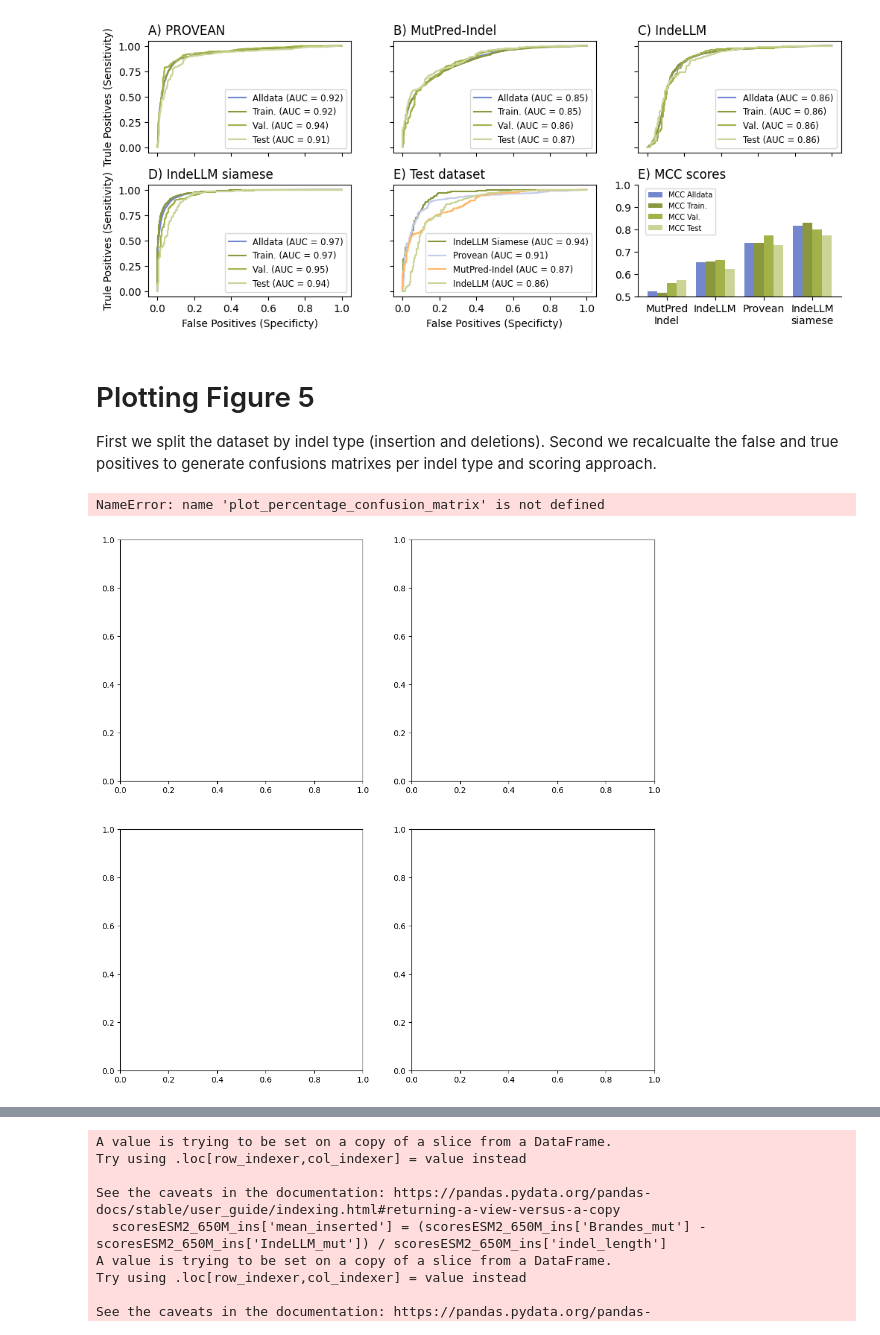
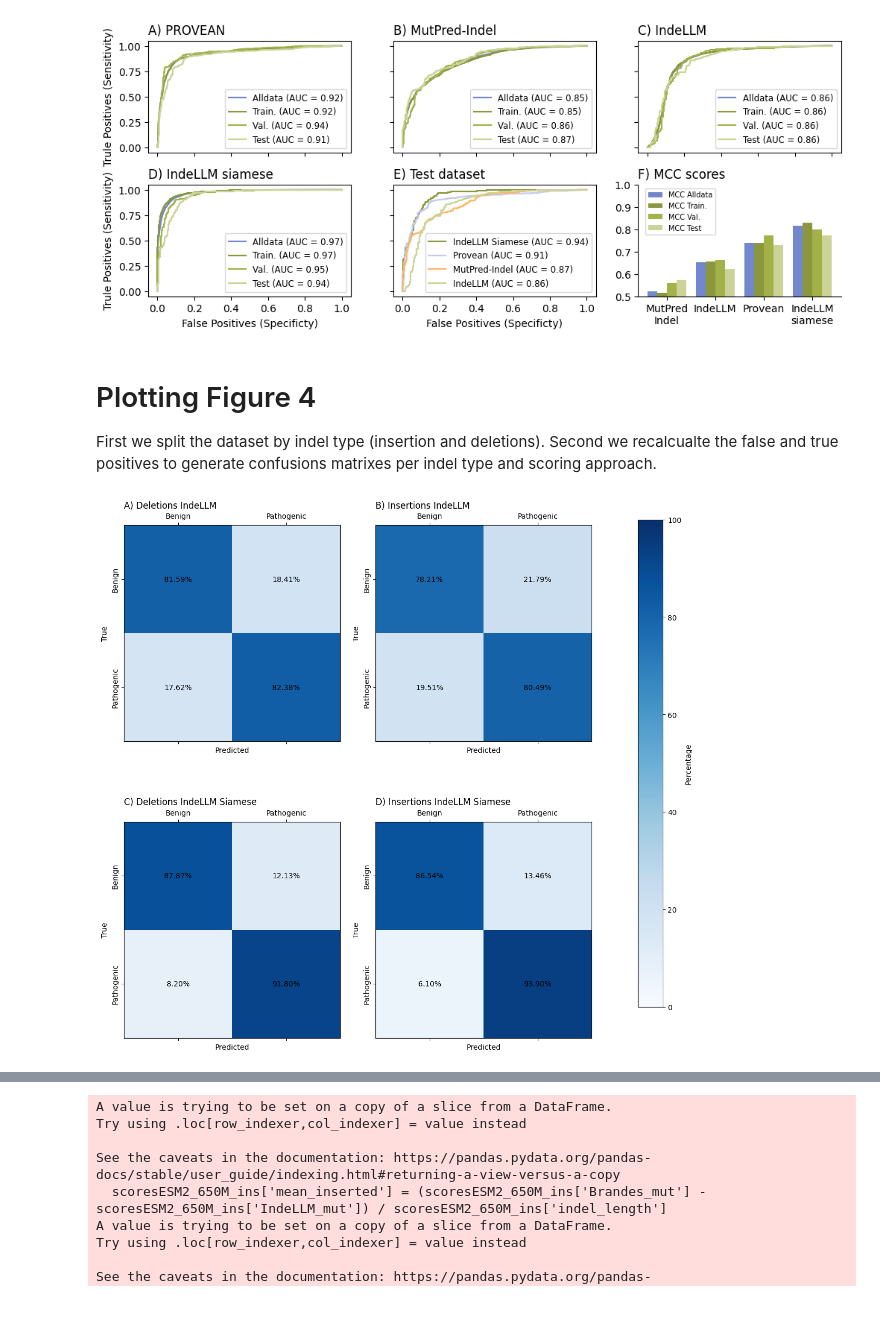
Before and after one commit to OriolGraCar/IndeLLM, a Jupyter notebook: Analysis/Analysis.ipynb, the cells around one changed output, grey strips where cells are left out. Saved outputs shown, nothing was run; the diff lists cells and outputs as text; code cells hidden in the pictures.

Commit message:
Updated figure numbers and fixed bug

```diff
--- a/Analysis/Analysis.ipynb
+++ b/Analysis/Analysis.ipynb
@@ -710,7 +710,7 @@ metrics_df_filtered_allvstest
 | Model 4 mean | 0.938611 | 0.878661 | 0.773073 |
 [figure]
 # %% [markdown]
-# Plotting Figure 5
+# Plotting Figure 4
 
 First we split the dataset by indel type (insertion and deletions).
 Second we recalcualte the false and true positives to generate confusions matrixes per indel type and scoring approach.
@@ -740,33 +740,56 @@ tresh_test_del_m4_mean = thersholds_test_del_m4_mean[np.argmax(tpr_test_del_m4_m
 
 pred_test_ins_IndeLLM_bin = [0 if x >= tresh_test_ins_IndeLLM else 1 for x in pred_test_ins_IndeLLM]
 pred_test_del_IndeLLM_bin = [0 if x >= tresh_test_del_IndeLLM else 1 for x in pred_test_del_IndeLLM]
 pred_test_ins_m4_mean_bin = [1 if x >= tresh_test_ins_m4_mean else 0 for x in pred_test_ins_m4_mean]
 pred_test_del_m4_mean_bin = [1 if x >= tresh_test_del_m4_mean else 0 for x in pred_test_del_m4_mean]
 
 confusion_test_ins_IndeLLM = confusion_matrix(truelabels_test_ins, pred_test_ins_IndeLLM_bin)
 confusion_test_del_IndeLLM = confusion_matrix(truelabels_test_del, pred_test_del_IndeLLM_bin)
 confusion_test_ins_m4_mean = confusion_matrix(truelabels_test_ins, pred_test_ins_m4_mean_bin)
 confusion_test_del_m4_mean = confusion_matrix(truelabels_test_del, pred_test_del_m4_mean_bin)
 
+labels = ["Pathogenic", "Benign"]
 titles_test = [
     "A) Deletions IndeLLM",
     "B) Insertions IndeLLM",
     "C) Deletions IndeLLM Siamese",
     "D) Insertions IndeLLM Siamese"
 ]
 confusions_test = [
     confusion_test_del_IndeLLM,
     confusion_test_ins_IndeLLM,
     confusion_test_del_m4_mean,
     confusion_test_ins_m4_mean
 ]
 
+# Define the percentage matrix calculation
+def calculate_percentage_matrix(confusion):
+    return (confusion.T / confusion.sum(axis=1)).T * 100
+
+# Plot function for each confusion matrix
+def plot_percentage_confusion_matrix(confusion, title, labels, ax):
+    percentage_matrix = calculate_percentage_matrix(confusion)
+    cax = ax.matshow(percentage_matrix, cmap="Blues", vmin=0, vmax=100)
+
+    # Annotate each cell with the percentage value
+    for (i, j), value in np.ndenumerate(percentage_matrix):
+        ax.text(j, i, f"{value:.2f}%", ha="center", va="center", color="black")
+
+    ax.set_xticks([1, 0])
+    ax.set_xticklabels(labels)
+    ax.set_yticks([1, 0])
+    ax.set_yticklabels(labels, rotation = 90, va='center')
+    ax.set_xlabel('Predicted')
+    ax.set_ylabel('True')
+    ax.set_title(title, loc = 'left')
+
+    return cax
+
 fig_test, axes_test = plt.subplots(2, 2, figsize=(12, 12))
 for ax, confusion_test, title_test in zip(axes_test.ravel(), confusions_test, titles_test):
     cax_matrix_test = plot_percentage_confusion_matrix(confusion_test, title_test, labels, ax=ax)
 fig_test.colorbar(cax_matrix_test, ax=axes_test.ravel().tolist(), orientation='vertical', fraction=0.05, pad=0.05, label='Percentage')
 plt.tight_layout(rect=[0, 0, 0.8, 0.95])
 # %% [output]
-NameError: name 'plot_percentage_confusion_matrix' is not defined
-[figure, old version]
+[figure, new version]
 # %% [markdown]
```
Also changed, not shown: parts of 9 cells of this notebook.
